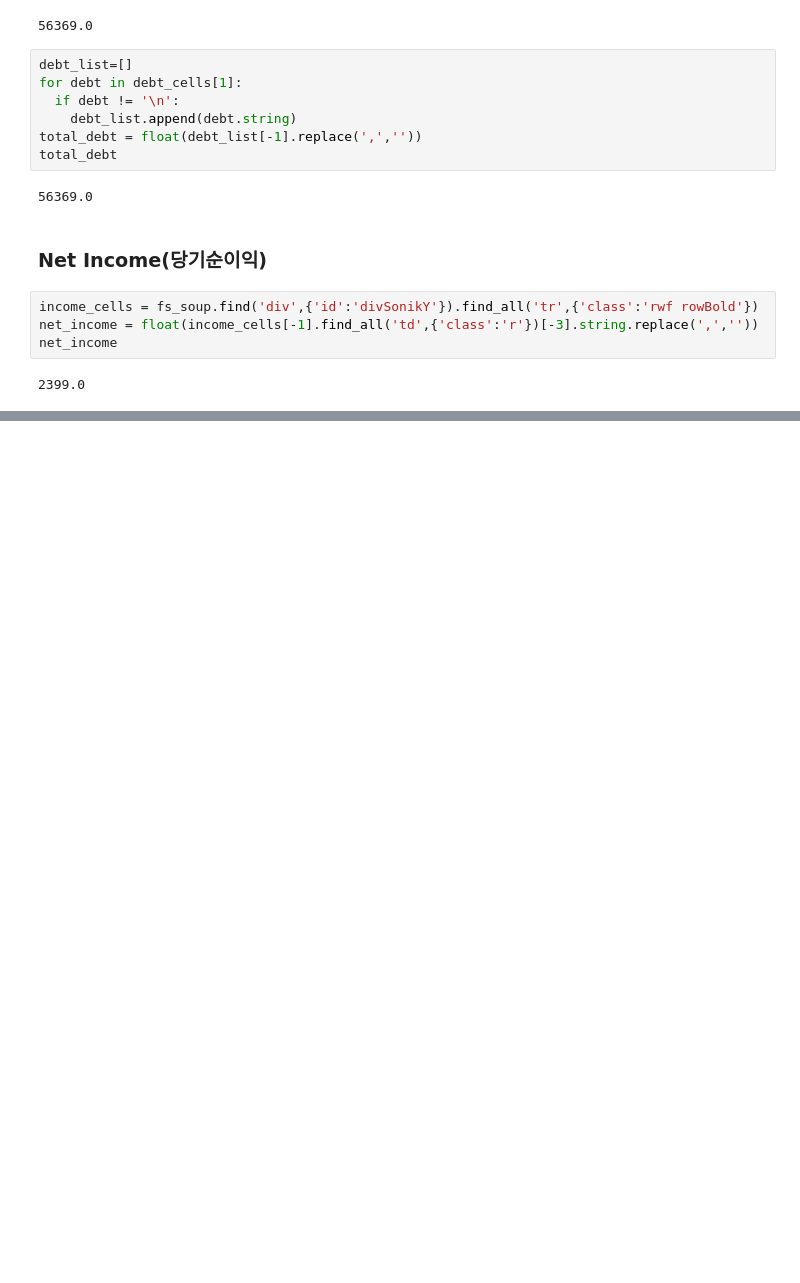
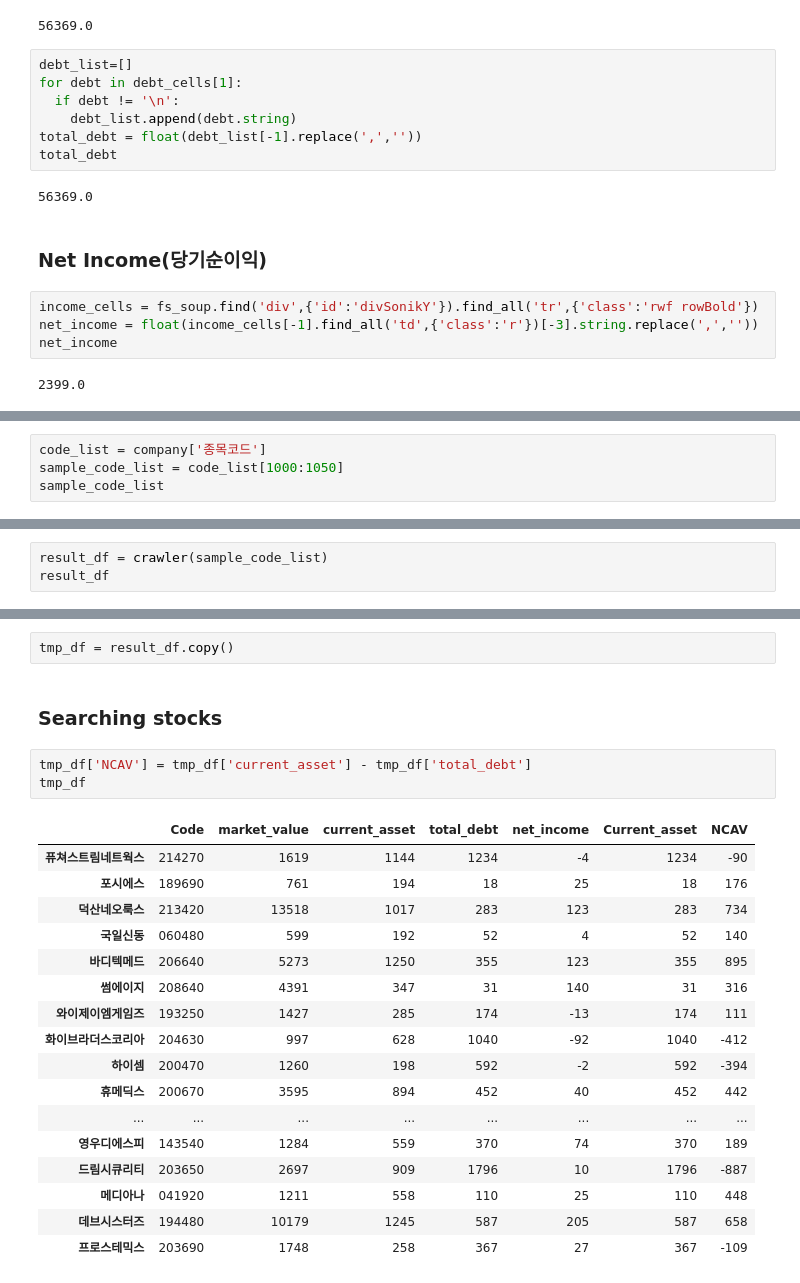
Before and after one commit to HoYoungChun/financial_data_analysis, a Jupyter notebook: NCAV.ipynb, the cells around one changed output, grey strips where cells are left out. Drawn from its saved outputs; the diff is of its cells as text; blank space fills up the shorter version.

```diff
--- a/NCAV.ipynb
+++ b/NCAV.ipynb
@@ -83,0 +86,4 @@ net_income
+# %%
+code_list = company['종목코드']
+sample_code_list = code_list[1000:1050]
+sample_code_list
@@ -83,0 +141,3 @@ net_income
+# %%
+result_df = crawler(sample_code_list)
+result_df
@@ -83,0 +162,25 @@ net_income
+# %%
+tmp_df = result_df.copy()
+# %% [markdown]
+### Searching stocks
+# %%
+tmp_df['NCAV'] = tmp_df['current_asset'] - tmp_df['total_debt']
+tmp_df
+# %% [output]
+|  | Code | market_value | current_asset | total_debt | net_income | Current_asset | NCAV |
+| 퓨쳐스트림네트웍스 | 214270 | 1619 | 1144 | 1234 | -4 | 1234 | -90 |
+| 포시에스 | 189690 | 761 | 194 | 18 | 25 | 18 | 176 |
+| 덕산네오룩스 | 213420 | 13518 | 1017 | 283 | 123 | 283 | 734 |
+| 국일신동 | 060480 | 599 | 192 | 52 | 4 | 52 | 140 |
+| 바디텍메드 | 206640 | 5273 | 1250 | 355 | 123 | 355 | 895 |
+| 썸에이지 | 208640 | 4391 | 347 | 31 | 140 | 31 | 316 |
+| 와이제이엠게임즈 | 193250 | 1427 | 285 | 174 | -13 | 174 | 111 |
+| 화이브라더스코리아 | 204630 | 997 | 628 | 1040 | -92 | 1040 | -412 |
+| 하이셈 | 200470 | 1260 | 198 | 592 | -2 | 592 | -394 |
+| 휴메딕스 | 200670 | 3595 | 894 | 452 | 40 | 452 | 442 |
+| ... | ... | ... | ... | ... | ... | ... | ... |
+| 영우디에스피 | 143540 | 1284 | 559 | 370 | 74 | 370 | 189 |
+| 드림시큐리티 | 203650 | 2697 | 909 | 1796 | 10 | 1796 | -887 |
+| 메디아나 | 041920 | 1211 | 558 | 110 | 25 | 110 | 448 |
+| 데브시스터즈 | 194480 | 10179 | 1245 | 587 | 205 | 587 | 658 |
+| 프로스테믹스 | 203690 | 1748 | 258 | 367 | 27 | 367 | -109 |
```
Also changed, not shown: parts of 4 cells of this notebook.
